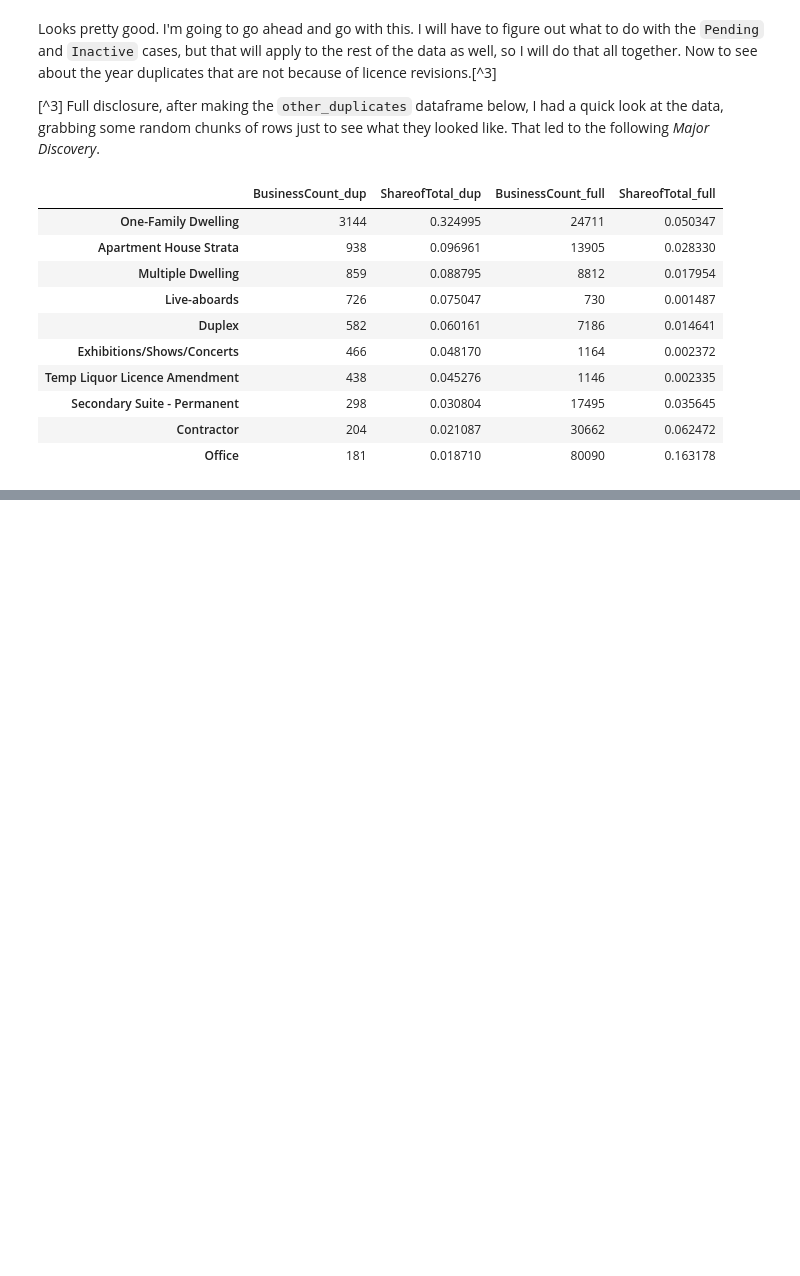
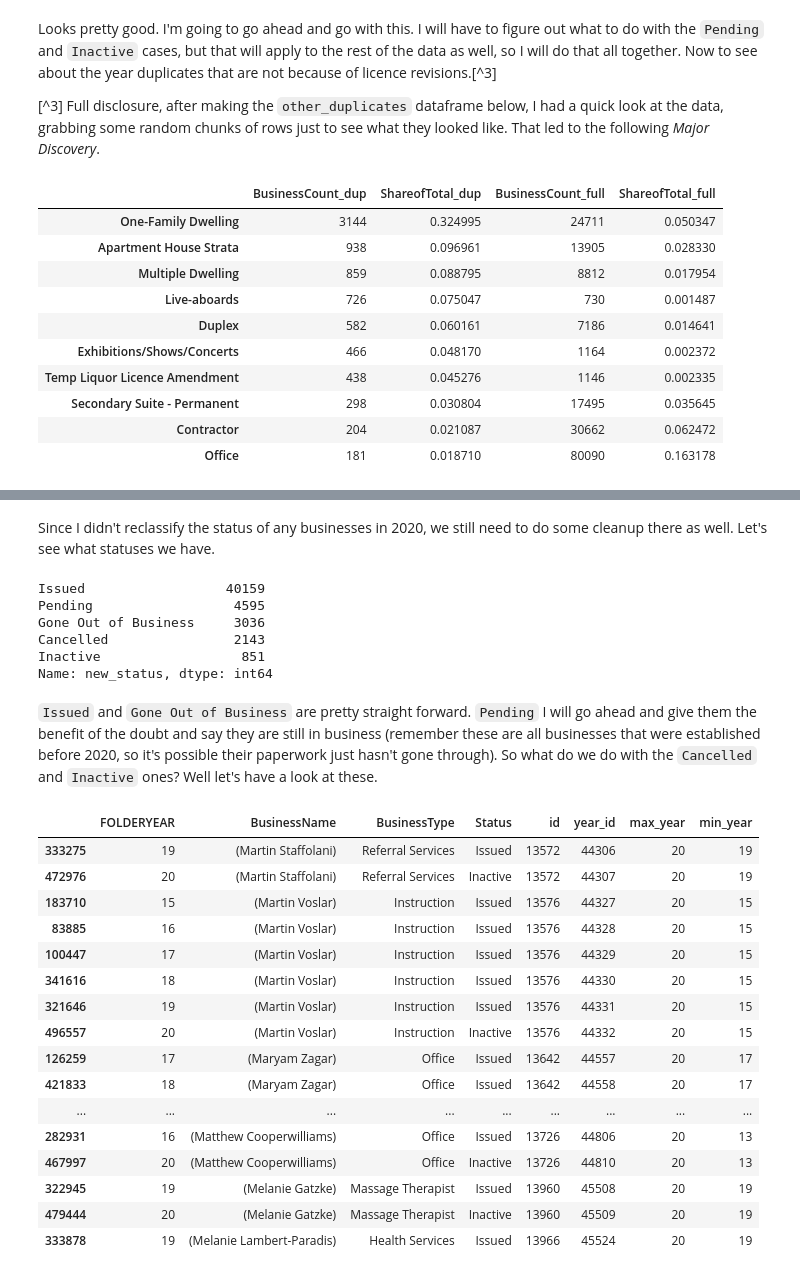
Before and after one commit to colinspear/business-licenses, a Jupyter notebook: notebooks/cleanup.ipynb, the cells around one changed output, grey strips where cells are left out. Drawn from its saved outputs; the diff is of its cells as text; code cells hidden in the pictures; blank space fills up the shorter version.

```diff
--- a/notebooks/cleanup.ipynb
+++ b/notebooks/cleanup.ipynb
@@ -401,0 +316,36 @@ df['LicenceNumber'].duplicated().sum()
+# %% [markdown]
+Since I didn't reclassify the status of any businesses in 2020, we still need to do some cleanup there as well. Let's see what statuses we have.
+# %%
+df.loc[df['FOLDERYEAR']==20, 'new_status'].value_counts()
+# %% [output]
+Issued                  40159
+Pending                  4595
+Gone Out of Business     3036
+Cancelled                2143
+Inactive                  851
+Name: new_status, dtype: int64
+# %% [markdown]
+`Issued` and `Gone Out of Business` are pretty straight forward. `Pending` I will go ahead and give them the benefit of the doubt and say they are still in business (remember these are all businesses that were established before 2020, so it's possible their paperwork just hasn't gone through). So what do we do with the `Cancelled` and `Inactive` ones? Well let's have a look at these.
+# %%
+df.loc[
+    df['id'].isin(df.loc[(df['FOLDERYEAR']==20) & (df['Status']=='Inactive'), 'id']),
+    disp_cols
+].sort_values(['id', 'FOLDERYEAR'])[200:220]
+# %% [output]
+|  | FOLDERYEAR | BusinessName | BusinessType | Status | id | year_id | max_year | min_year |
+| 333275 | 19 | (Martin Staffolani) | Referral Services | Issued | 13572 | 44306 | 20 | 19 |
+| 472976 | 20 | (Martin Staffolani) | Referral Services | Inactive | 13572 | 44307 | 20 | 19 |
+| 183710 | 15 | (Martin Voslar) | Instruction | Issued | 13576 | 44327 | 20 | 15 |
+| 83885 | 16 | (Martin Voslar) | Instruction | Issued | 13576 | 44328 | 20 | 15 |
+| 100447 | 17 | (Martin Voslar) | Instruction | Issued | 13576 | 44329 | 20 | 15 |
+| 341616 | 18 | (Martin Voslar) | Instruction | Issued | 13576 | 44330 | 20 | 15 |
+| 321646 | 19 | (Martin Voslar) | Instruction | Issued | 13576 | 44331 | 20 | 15 |
+| 496557 | 20 | (Martin Voslar) | Instruction | Inactive | 13576 | 44332 | 20 | 15 |
+| 126259 | 17 | (Maryam Zagar) | Office | Issued | 13642 | 44557 | 20 | 17 |
+| 421833 | 18 | (Maryam Zagar) | Office | Issued | 13642 | 44558 | 20 | 17 |
+| ... | ... | ... | ... | ... | ... | ... | ... | ... |
+| 282931 | 16 | (Matthew Cooperwilliams) | Office | Issued | 13726 | 44806 | 20 | 13 |
+| 467997 | 20 | (Matthew Cooperwilliams) | Office | Inactive | 13726 | 44810 | 20 | 13 |
+| 322945 | 19 | (Melanie Gatzke) | Massage Therapist | Issued | 13960 | 45508 | 20 | 19 |
+| 479444 | 20 | (Melanie Gatzke) | Massage Therapist | Inactive | 13960 | 45509 | 20 | 19 |
+| 333878 | 19 | (Melanie Lambert-Paradis) | Health Services | Issued | 13966 | 45524 | 20 | 19 |
```
Also changed, not shown: parts of 46 cells of this notebook, 2 other files.
